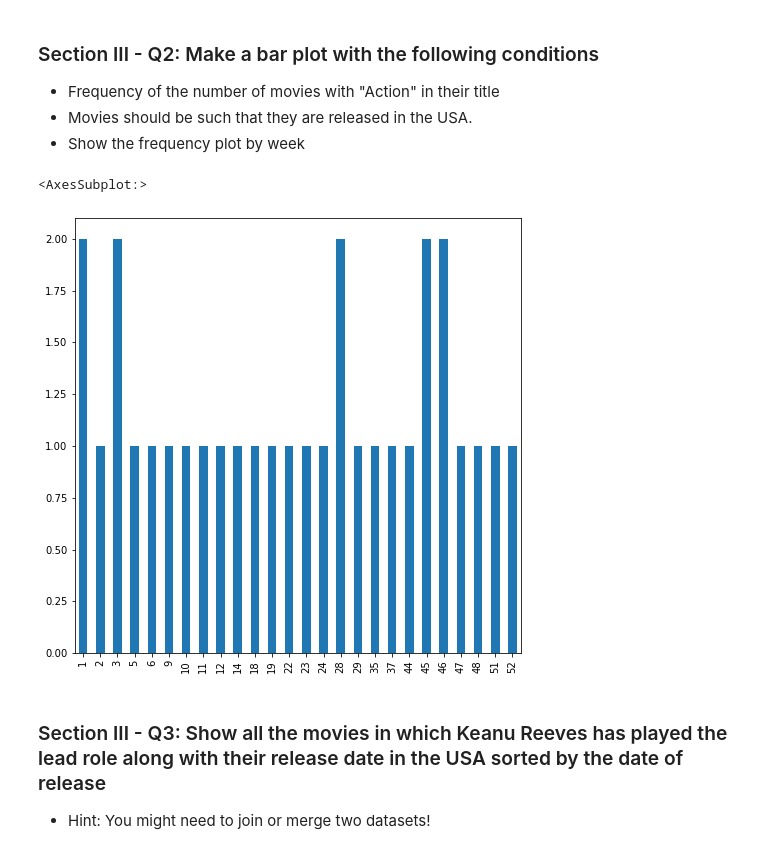
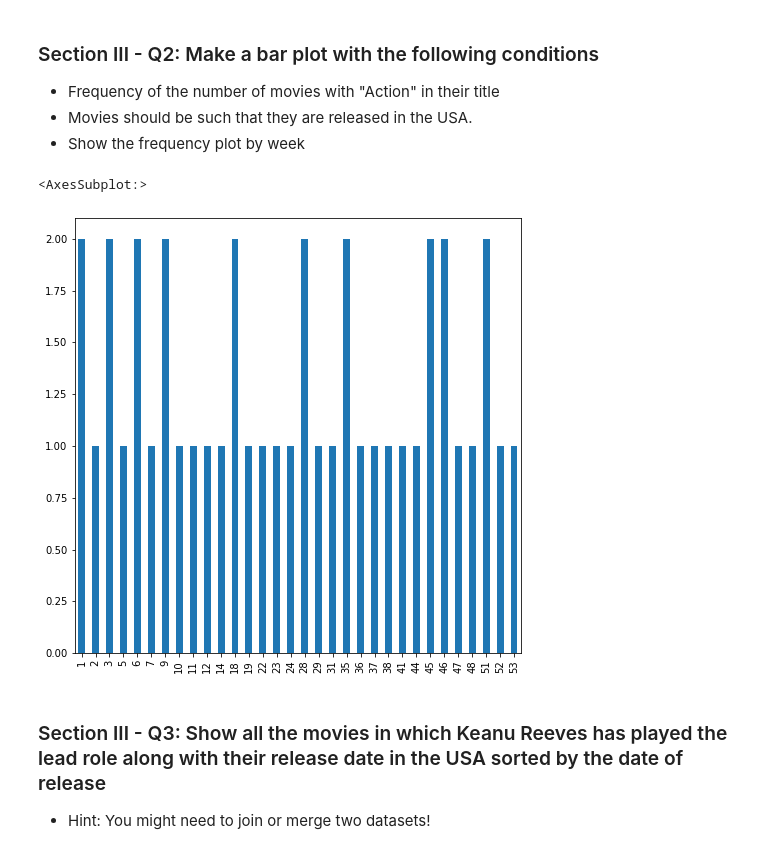
Before and after one commit to adityatom19/mec-mini-projects, a Jupyter notebook: mec-5.3.10-data-wranging-with-pandas-mini-project/Mini_Project_Data_Wrangling_Pandas.ipynb, the cells around one changed output. Saved outputs shown, nothing was run; the diff lists cells and outputs as text; code cells hidden in the pictures.

```diff
--- a/mec-5.3.10-data-wranging-with-pandas-mini-project/Mini_Project_Data_Wrangling_Pandas.ipynb
+++ b/mec-5.3.10-data-wranging-with-pandas-mini-project/Mini_Project_Data_Wrangling_Pandas.ipynb
@@ -676,11 +677,11 @@ summer_USA.date.dt.month.value_counts().sort_index().plot(kind='bar')
 - Movies should be such that they are released in the USA.
 - Show the frequency plot by week
 # %%
-action_movies_USA = release_dates[(release_dates.title.str.contains('Action'))&(release_dates.country == 'USA')]
+action_movies_USA = release_dates[(release_dates.title.str.contains('Action',case=False))&(release_dates.country == 'USA')]
 action_movies_USA.date.dt.isocalendar().week.value_counts().sort_index().plot(kind='bar',figsize=(8,8))
 # %% [output]
 <AxesSubplot:>
-[figure, old version]
+[figure, new version]
 # %% [markdown]
 ### Section III - Q3: Show all the movies in which Keanu Reeves has played the lead role along with their   release date in the USA sorted by the date of release
 - Hint: You might need to join or merge two datasets!
```
Also changed, not shown: parts of 5 cells of this notebook.
